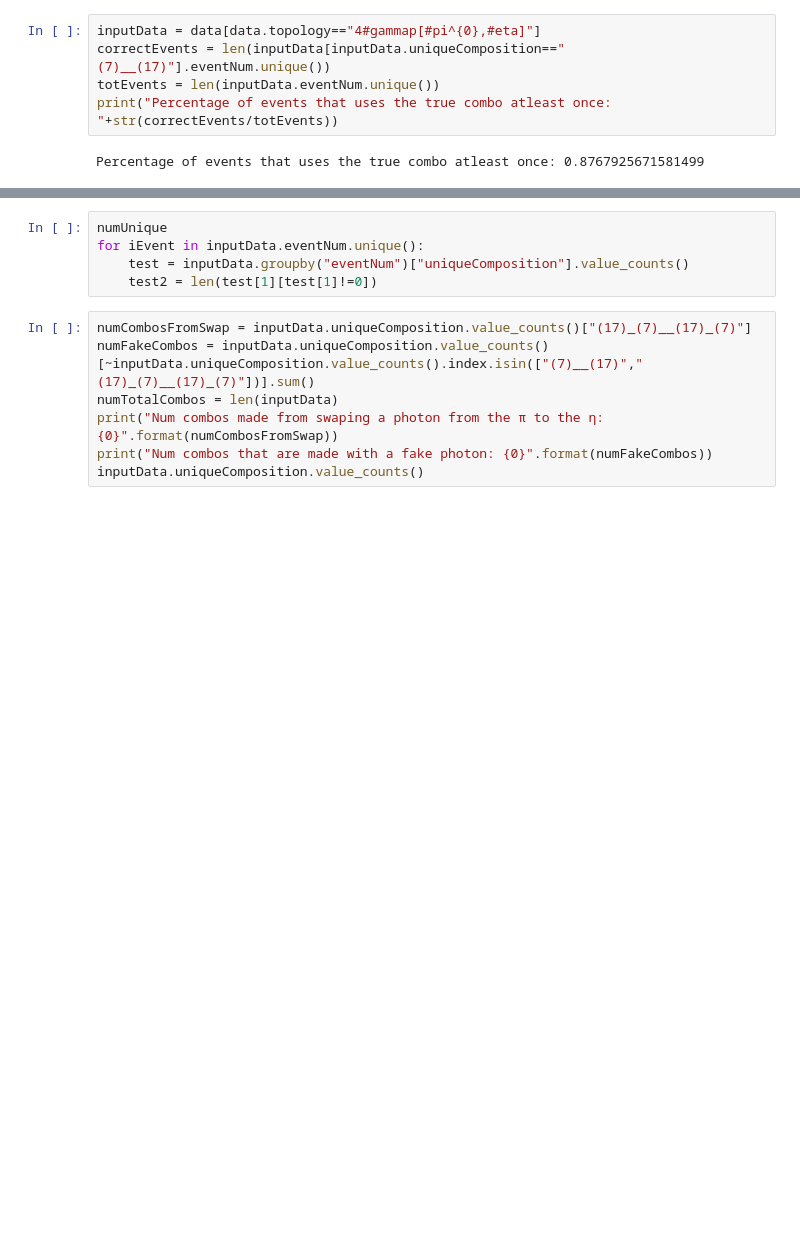
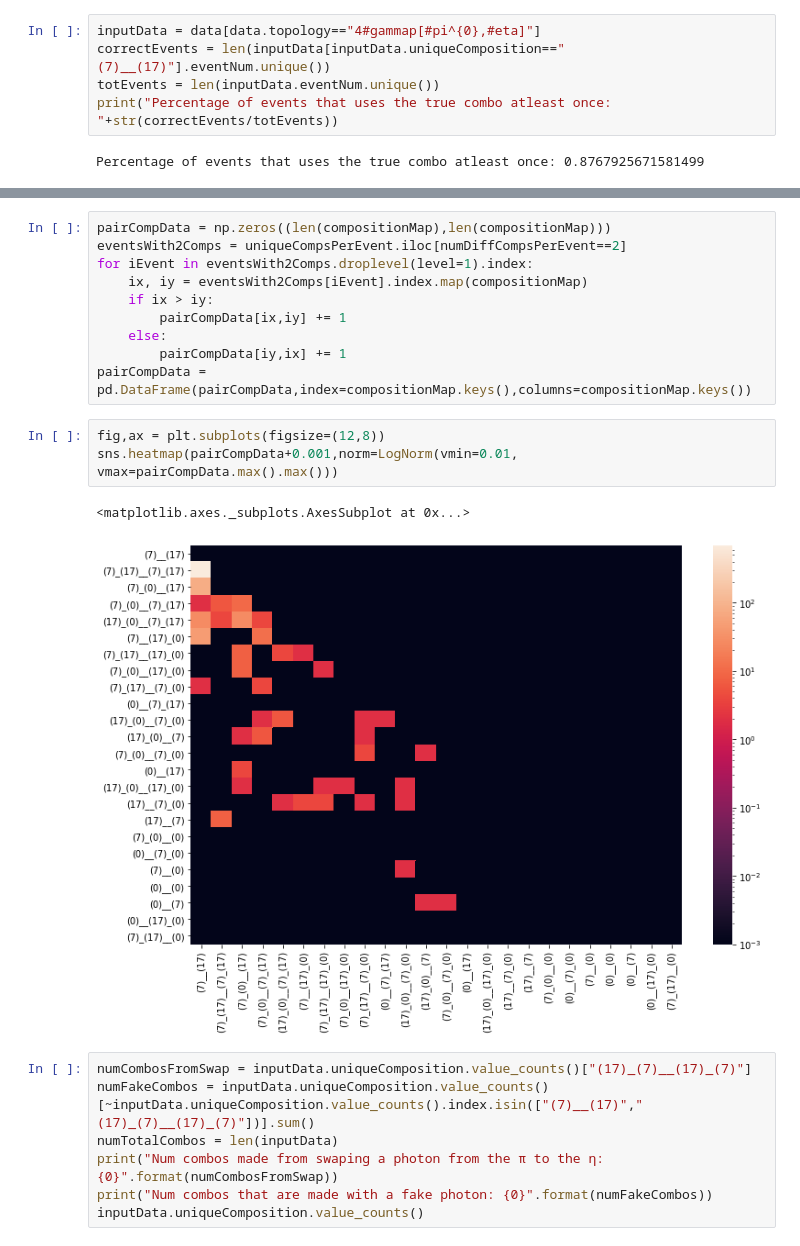
Before and after one commit to lan13005/topologyAnalysis, a Jupyter notebook: logFile/composition.ipynb, the cells around one changed output, grey strips where cells are left out. Saved outputs shown, nothing was run; the diff lists cells and outputs as text; blank space fills up the shorter version.

```diff
--- a/logFile/composition.ipynb
+++ b/logFile/composition.ipynb
@@ -113,8 +138,19 @@ Name: uniqueComposition, Length: 4847, dtype: int64
-# %%
-numUnique
-for iEvent in inputData.eventNum.unique():
-    test = inputData.groupby("eventNum")["uniqueComposition"].value_counts()
-    test2 = len(test[1][test[1]!=0])
+# %%
+pairCompData = np.zeros((len(compositionMap),len(compositionMap)))
+eventsWith2Comps = uniqueCompsPerEvent.iloc[numDiffCompsPerEvent==2]
+for iEvent in eventsWith2Comps.droplevel(level=1).index:
+    ix, iy = eventsWith2Comps[iEvent].index.map(compositionMap)
+    if ix > iy:
+        pairCompData[ix,iy] += 1
+    else:
+        pairCompData[iy,ix] += 1
+pairCompData = pd.DataFrame(pairCompData,index=compositionMap.keys(),columns=compositionMap.keys())
+# %%
+fig,ax = plt.subplots(figsize=(12,8))
+sns.heatmap(pairCompData+0.001,norm=LogNorm(vmin=0.01, vmax=pairCompData.max().max()))
+# %% [output]
+<matplotlib.axes._subplots.AxesSubplot at 0x...>
+[figure, added]
 # %%
 numCombosFromSwap = inputData.uniqueComposition.value_counts()["(17)_(7)__(17)_(7)"]
 numFakeCombos = inputData.uniqueComposition.value_counts()[~inputData.uniqueComposition.value_counts().index.isin(["(7)__(17)","(17)_(7)__(17)_(7)"])].sum()
```
Also changed, not shown: parts of 8 cells of this notebook.
